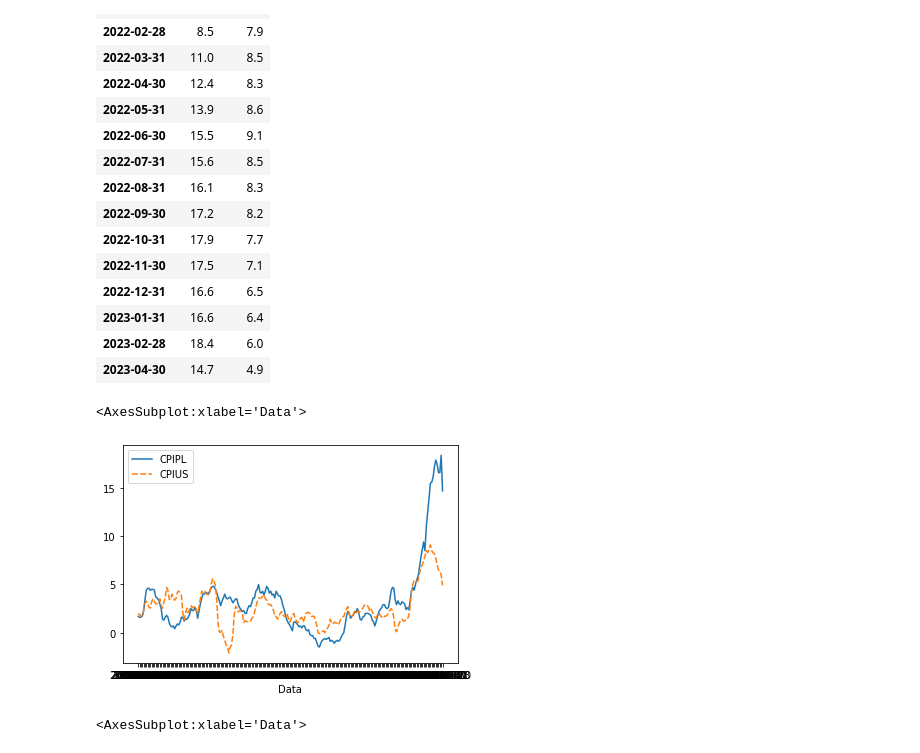
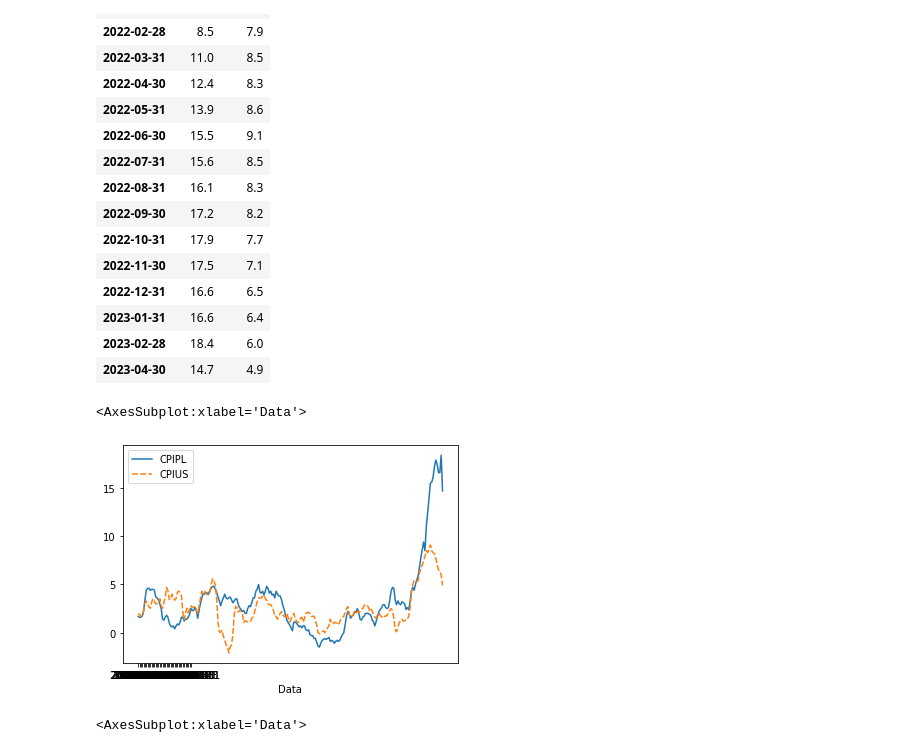
Before and after one commit to msz13/Goal-Based-Investing, a Jupyter notebook: esg/preproccessing.ipynb, the cells around one changed output. Cells and saved outputs as stored; diff of their text form; code cells hidden in the pictures.

```diff
--- a/esg/preproccessing.ipynb
+++ b/esg/preproccessing.ipynb
@@ -90,11 +90,13 @@ cpi.tail(15)
 | 2023-01-31 | 16.6 | 6.4 |
 | 2023-02-28 | 18.4 | 6.0 |
 | 2023-04-30 | 14.7 | 4.9 |
-# %%
-sns.lineplot(data=cpi)
-# %% [output]
-<AxesSubplot:xlabel='Data'>
-[figure, removed]
+# %%
+chart = sns.lineplot(data=cpi)
+chart.set_xticks(range(40))
+chart
+# %% [output]
+<AxesSubplot:xlabel='Data'>
+[figure, added]
 # %%
 corr = cpi['CPIPL'].rolling(60).corr(cpi['CPIUS'])
 sns.lineplot(data=corr)
```
Also changed, not shown: 1 other file.
